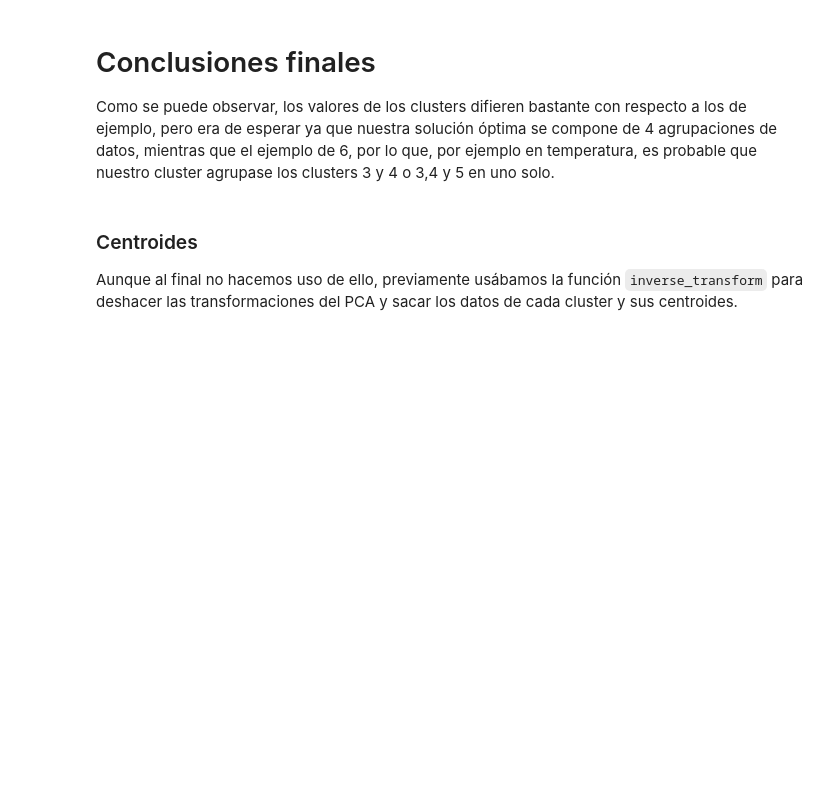
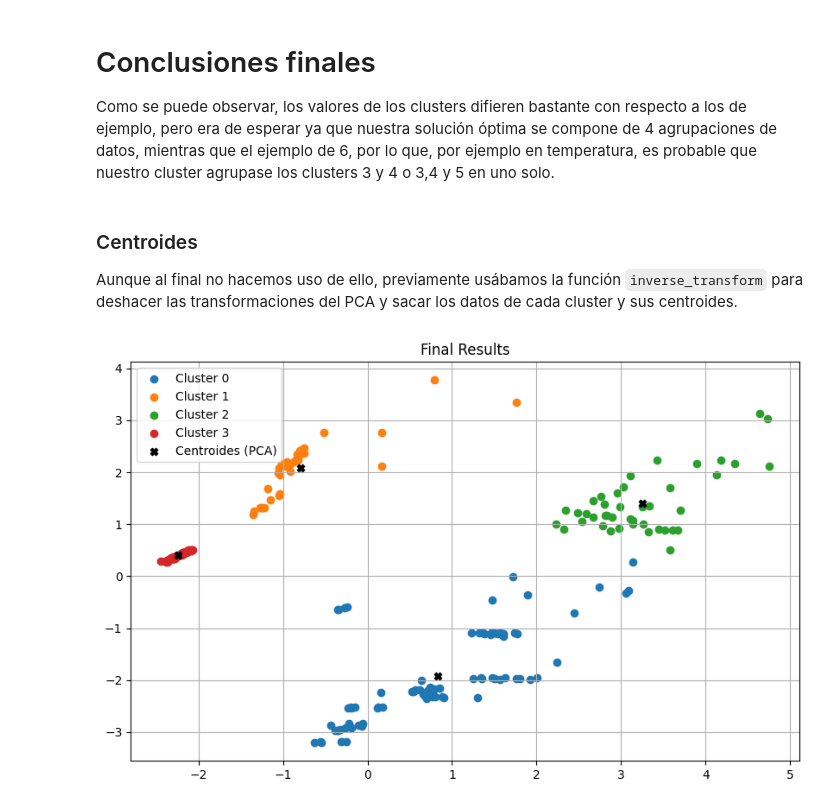
Before and after one commit to 100472175/ML-82-17-2, a Jupyter notebook: Stars.ipynb, the cells around one changed output. Cells and saved outputs as stored; diff of their text form; code cells hidden in the pictures; blank space fills up the shorter version.

```diff
--- a/Stars.ipynb
+++ b/Stars.ipynb
@@ -757,30 +757,38 @@ Aunque al final no hacemos uso de ello, previamente usábamos la función `inver
 # %%
 # Para hacer un análisis de que datos están agrupados en cada centroide, lo primero es obtener los centroides
 # Calcular los centroides manualmente
+original_data = load_data()  # Suponiendo que esta función carga los datos originales
+cluster_labels = hierarch.labels_
+# Agregar las etiquetas de clúster al DataFrame original
+original_data['Cluster_Label'] = cluster_labels
+unique_labels = np.unique(cluster_labels)
+
 centroids = np.empty((len(unique_labels), data_pca.shape[1]))
 for i, label in enumerate(unique_labels):
     cluster_data_pca = data_pca[cluster_labels == label]
     centroid = np.mean(cluster_data_pca, axis=0)
     centroids[i] = centroid
 
 # Y aplicamos la inversa del PCA para ver los datos sin reduccion de dimensionalidad
 centroids_original = pca.inverse_transform(centroids)
 
 
 cluster_data_original = {}
 for label in unique_labels:
     cluster_data_pca = data_pca[cluster_labels == label]
     cluster_data_original[label] = pca.inverse_transform(cluster_data_pca)
 
 # Mostrar los resultados
 plt.figure(figsize=(10, 6))
 plt.title('Final Results')
 for label in unique_labels:
     plt.scatter(data_pca[cluster_labels == label, 0], data_pca[cluster_labels == label, 1], label=f'Cluster {label}')
 
 # Mostrar los centroides en el espacio PCA
 plt.scatter(centroids[:, 0], centroids[:, 1], marker='X', color='black', label='Centroides (PCA)')
 
 plt.legend()
 plt.grid(True)
 plt.show()
+# %% [output]
+[figure, added]
```
Also changed, not shown: parts of 1 cell of this notebook.
